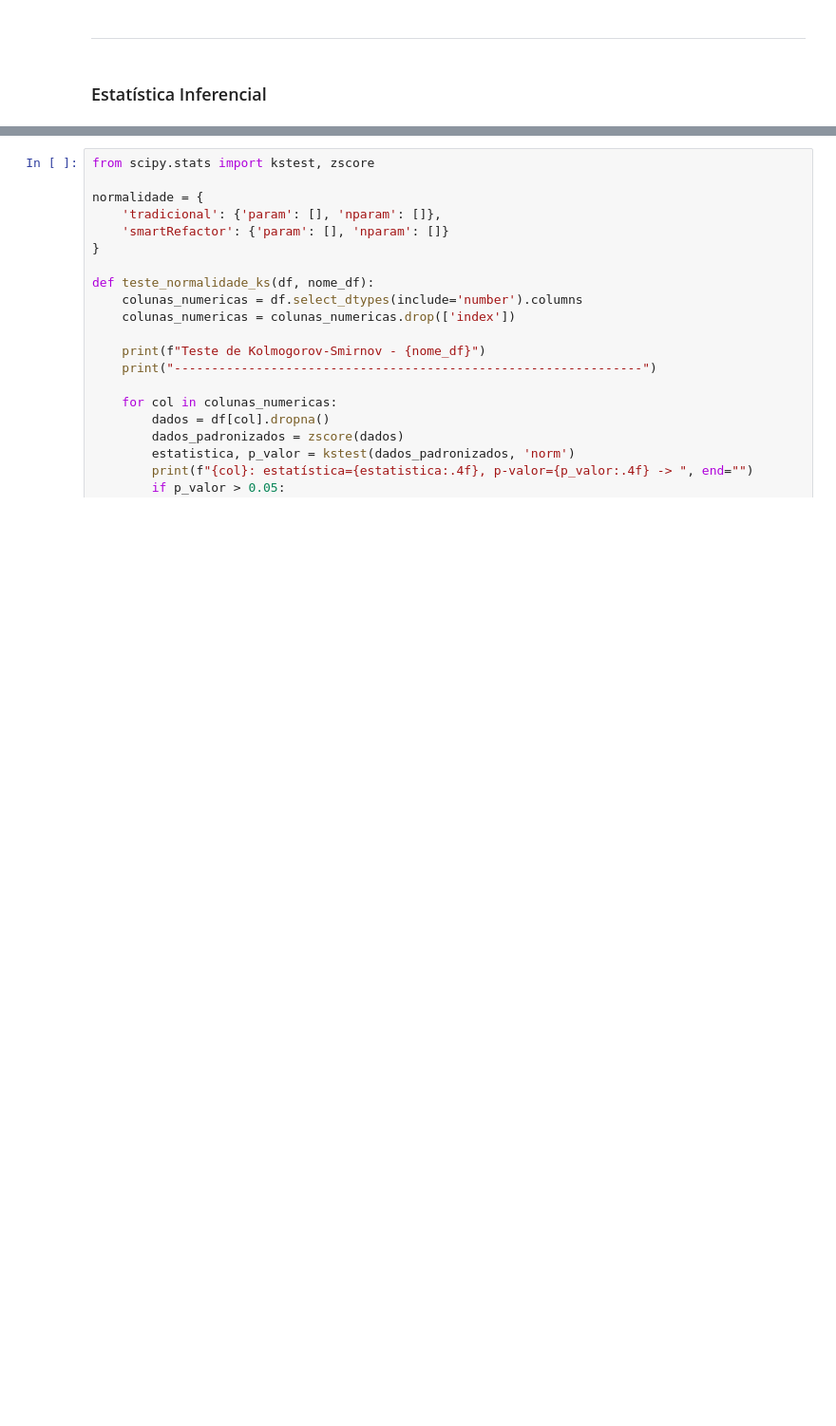
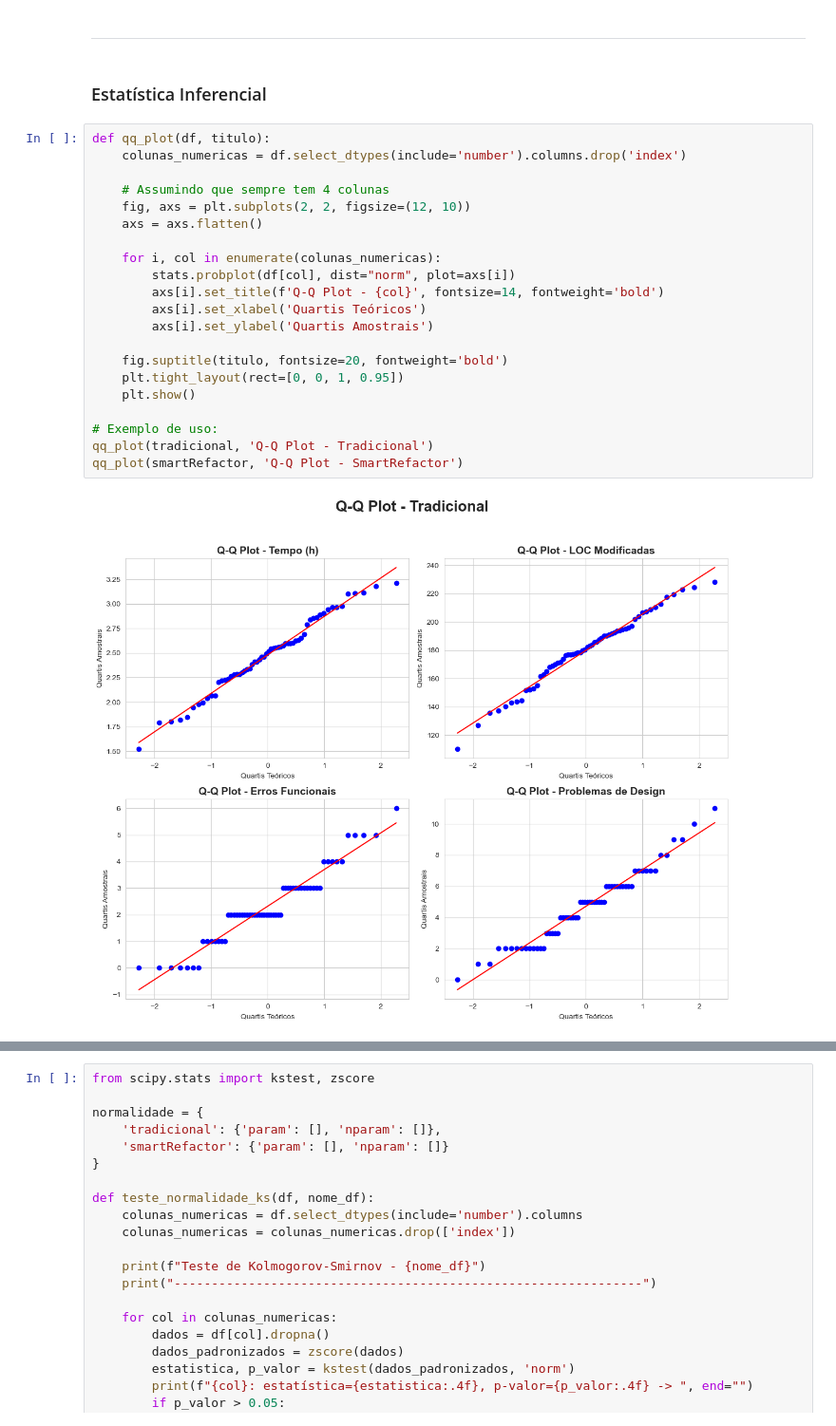
Before and after one commit to andre-portella/AES, a Jupyter notebook: aes.ipynb, the cells around one changed output, grey strips where cells are left out. Shown at 95% size. Saved outputs shown, nothing was run; the diff lists cells and outputs as text; blank space fills up the shorter version.

```diff
--- a/aes.ipynb
+++ b/aes.ipynb
@@ -260,3 +236,26 @@ hist(smartRefactor)
 ---------------------------------------------------------------------------------------------------------------------------------
 # %% [markdown]
 ### Estatística Inferencial
+# %%
+def qq_plot(df, titulo):
+    colunas_numericas = df.select_dtypes(include='number').columns.drop('index')
+
+    # Assumindo que sempre tem 4 colunas
+    fig, axs = plt.subplots(2, 2, figsize=(12, 10))
+    axs = axs.flatten()
+
+    for i, col in enumerate(colunas_numericas):
+        stats.probplot(df[col], dist="norm", plot=axs[i])
+        axs[i].set_title(f'Q-Q Plot - {col}', fontsize=14, fontweight='bold')
+        axs[i].set_xlabel('Quartis Teóricos')
+        axs[i].set_ylabel('Quartis Amostrais')
+
+    fig.suptitle(titulo, fontsize=20, fontweight='bold')
+    plt.tight_layout(rect=[0, 0, 1, 0.95])
+    plt.show()
+
+# Exemplo de uso:
+qq_plot(tradicional, 'Q-Q Plot - Tradicional')
+qq_plot(smartRefactor, 'Q-Q Plot - SmartRefactor')
+# %% [output]
+[figure, added]
```
Also changed, not shown: parts of 17 cells of this notebook.
